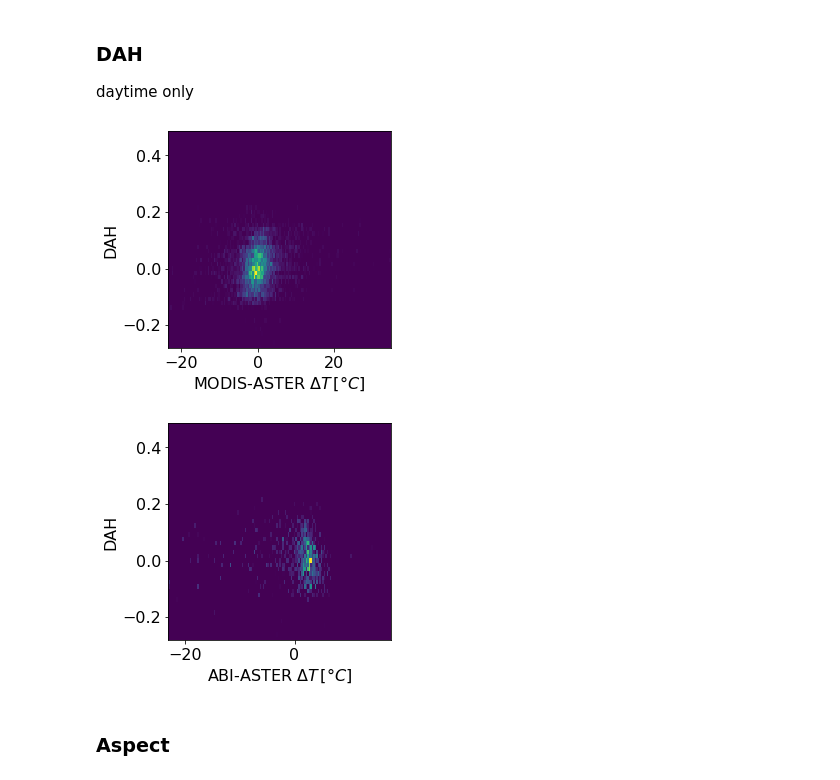
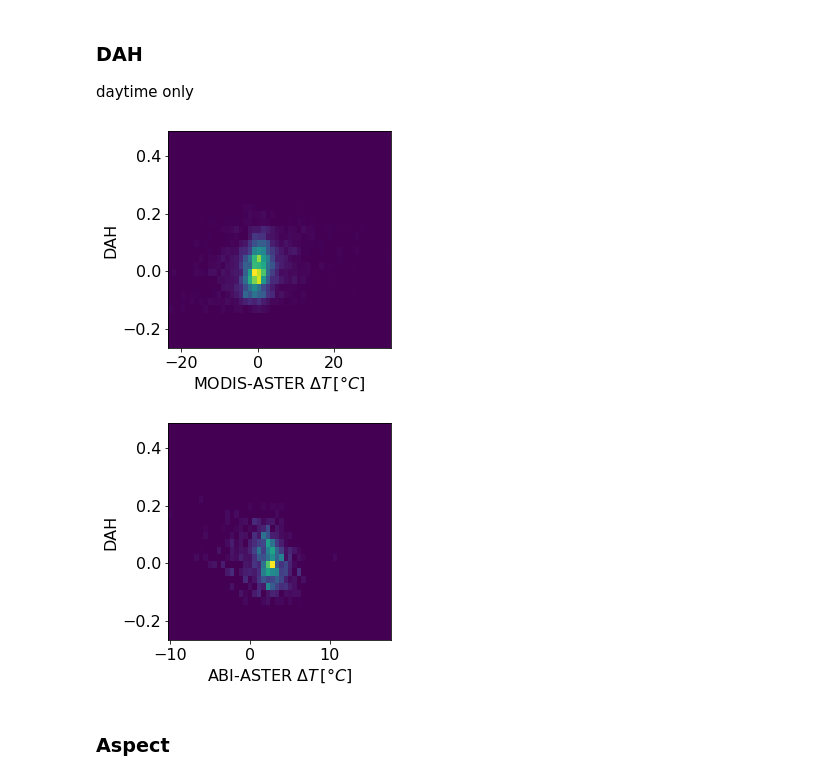
Before and after one commit to spestana/goes-cues, a Jupyter notebook: plot-raster-datasets-slopeaspectfveg.ipynb, the cells around one changed output. Cells and saved outputs as stored; diff of their text form; code cells hidden in the pictures.

```diff
--- a/plot-raster-datasets-slopeaspectfveg.ipynb
+++ b/plot-raster-datasets-slopeaspectfveg.ipynb
@@ -140,5 +140,7 @@ geometry = [
 ---
 ## Open dataset
 # %%
-ds = xr.open_dataset('/storage/spestana/ASTER-MODIS-GOES-DEM-FVEG-FSCA_v5_orthorectified.nc')
-ds = ds.rio.clip(geometry)
+_ds = xr.open_dataset('/storage/spestana/ASTER-MODIS-GOES-DEM-FVEG-FSCA_v5_orthorectified.nc')
+_ds = _ds.rio.clip(geometry)
+sel_these = [x for x in range(27) if (x != 25) & (x != 12)]
+ds = _ds.isel(time=sel_these)
@@ -819,34 +801,34 @@ daytime only
 # %%
 conf = 0.975
 
 y = ds.where(ds.time.dt.hour == 18).DAH_goes_zonal_mean.values.ravel()
 
 # MODIS-ASTER deltaT
 x = ds.where(ds.time.dt.hour == 18).ast_mod_mean_diff_tb.values.ravel()
 #quick_plot(x,y,'MODIS-ASTER $\Delta T\,[\degree C]$','DAH', conf)
 plt.figure(figsize=(4,4))
-plt.hist2d(x[~np.isnan(x) & ~np.isnan(y)],y[~np.isnan(x) & ~np.isnan(y)],bins=[150,50]);
+plt.hist2d(x[~np.isnan(x) & ~np.isnan(y)],y[~np.isnan(x) & ~np.isnan(y)],bins=[50,30]);
 plt.xlabel('MODIS-ASTER $\Delta T\,[\degree C]$')
 plt.ylabel('DAH');
 #plt.xlim(-10,10)
 #plt.xlim(-5,5);
 
 # ABI-ASTER deltaT
 x = ds.where(ds.time.dt.hour == 18).ast_goes_mean_diff_tb.values.ravel()
 #quick_plot(x,y,'ABI-ASTER $\Delta T\,[\degree C]$','DAH', conf)
 plt.figure(figsize=(4,4))
-plt.hist2d(x[~np.isnan(x) & ~np.isnan(y)],y[~np.isnan(x) & ~np.isnan(y)],bins=[150,50]);
+plt.hist2d(x[~np.isnan(x) & ~np.isnan(y)],y[~np.isnan(x) & ~np.isnan(y)],bins=[50,30]);
 plt.xlabel('ABI-ASTER $\Delta T\,[\degree C]$')
 plt.ylabel('DAH');
 #plt.ylim(-.2,.2)
 #plt.xlim(-5,5);
 
 ## Absolute value of ABI-ASTER deltaT
 #x = np.abs(ds.where(ds.time.dt.hour == 18).ast_goes_mean_diff_tb.values.ravel())
 #quick_plot(x,y,'|ABI-ASTER $\Delta T$| $[\degree C]$','DAH', conf)
 # %% [output]
-[figure, old version]
+[figure, new version]
-[figure, old version]
+[figure, new version]
 # %% [markdown]
 ### Aspect
 # %%
```
Also changed, not shown: parts of 24 cells of this notebook.
